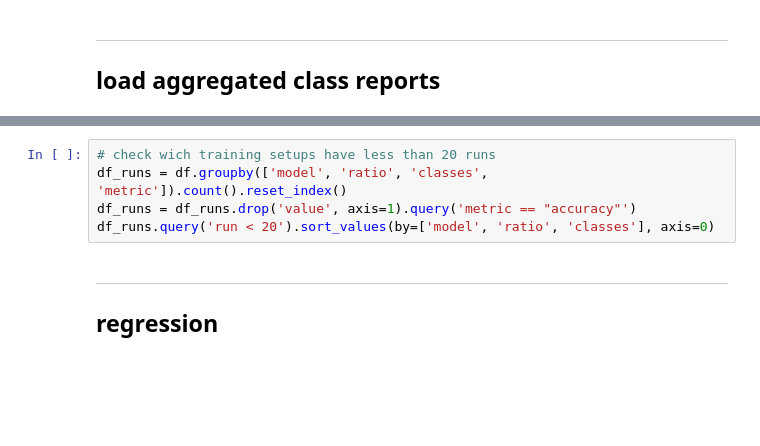
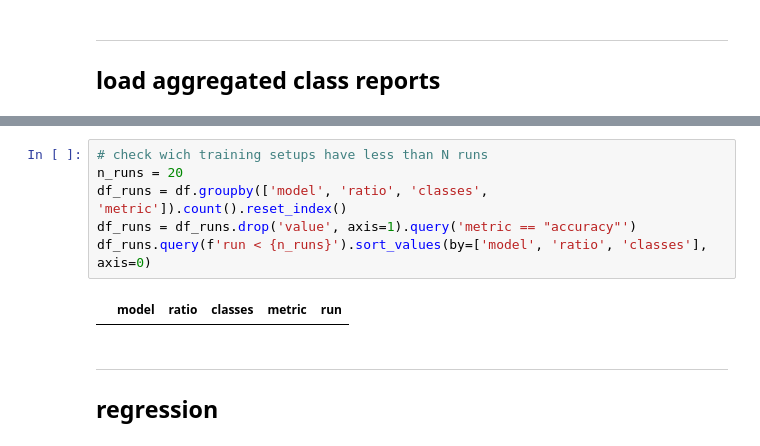
Before and after one commit to at-gmbh/corrupted-labels-effect, a Jupyter notebook: notebooks/result_regression.ipynb, the cells around one changed output, grey strips where cells are left out. Saved outputs shown, nothing was run; the diff lists cells and outputs as text; blank space fills up the shorter version.

```diff
--- a/notebooks/result_regression.ipynb
+++ b/notebooks/result_regression.ipynb
@@ -95,8 +147,11 @@ print(f'{int(df.shape[0] / len(df["metric"].unique()))} classification reports l
 # %%
-# check wich training setups have less than 20 runs
+# check wich training setups have less than N runs
+n_runs = 20
 df_runs = df.groupby(['model', 'ratio', 'classes', 'metric']).count().reset_index()
 df_runs = df_runs.drop('value', axis=1).query('metric == "accuracy"')
-df_runs.query('run < 20').sort_values(by=['model', 'ratio', 'classes'], axis=0)
+df_runs.query(f'run < {n_runs}').sort_values(by=['model', 'ratio', 'classes'], axis=0)
+# %% [output]
+|  | model | ratio | classes | metric | run |
 # %% [markdown]
 --------------
 
```
Also changed, not shown: parts of 13 cells of this notebook.
